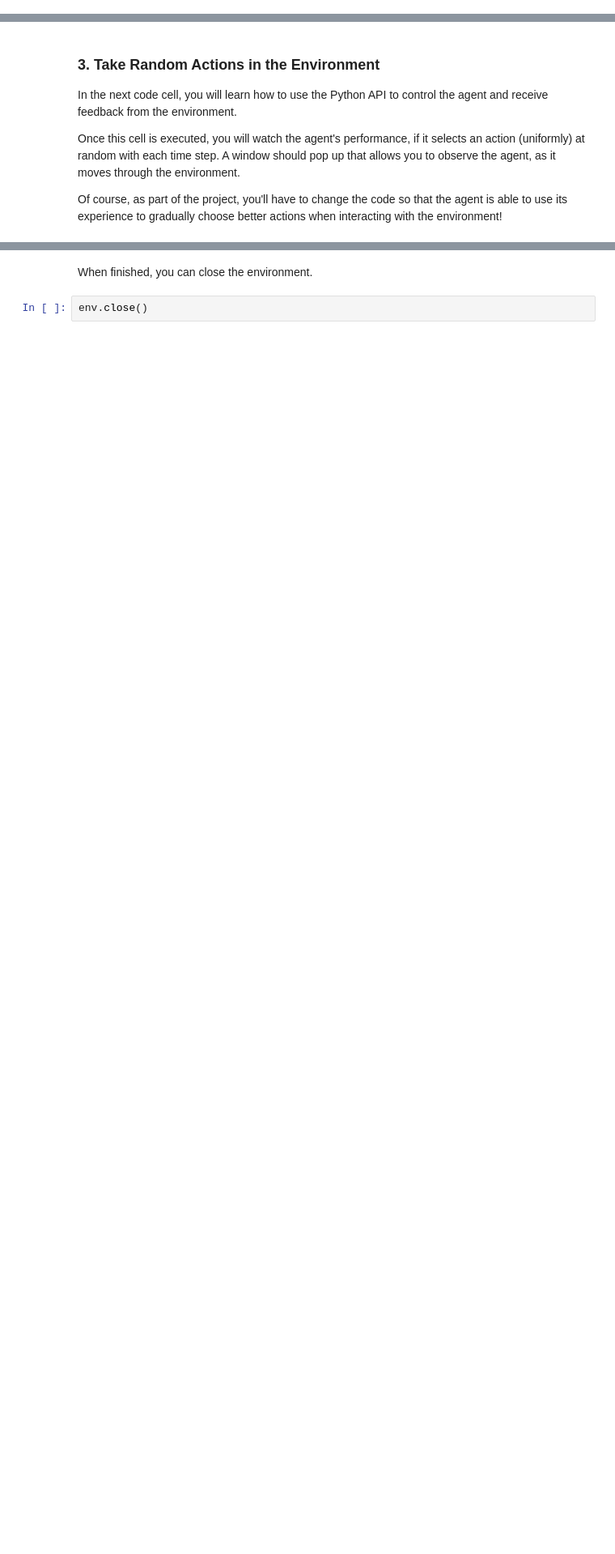
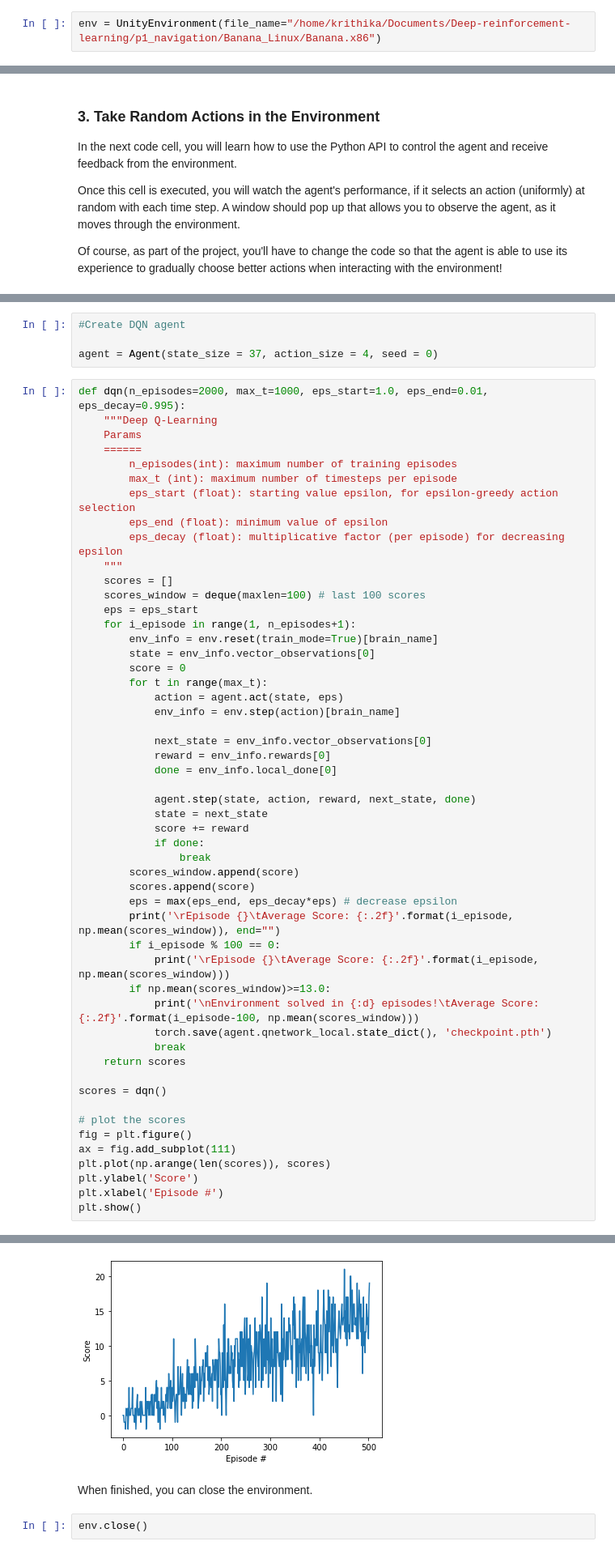
Before and after one commit to kritikagovindaraj/Deep-Reinforcement-Learning, a Jupyter notebook: p1_navigation/Navigation.ipynb, the cells around one changed output, grey strips where cells are left out. Shown at 81% size. Cells and saved outputs as stored; diff of their text form; blank space fills up the shorter version.

Commit message:
p1_navigation code completed

```diff
--- a/p1_navigation/Navigation.ipynb
+++ b/p1_navigation/Navigation.ipynb
@@ -32,0 +36,2 @@ env = UnityEnvironment(file_name="...")
+# %%
+env = UnityEnvironment(file_name="/home/krithika/Documents/Deep-reinforcement-learning/p1_navigation/Banana_Linux/Banana.x86")
@@ -90,0 +165,57 @@ print("Score: {}".format(score))
+# %%
+#Create DQN agent
+
+agent = Agent(state_size = 37, action_size = 4, seed = 0)
+# %%
+def dqn(n_episodes=2000, max_t=1000, eps_start=1.0, eps_end=0.01, eps_decay=0.995):
+    """Deep Q-Learning
+    Params
+    ======
+        n_episodes(int): maximum number of training episodes
+        max_t (int): maximum number of timesteps per episode
+        eps_start (float): starting value epsilon, for epsilon-greedy action selection
+        eps_end (float): minimum value of epsilon
+        eps_decay (float): multiplicative factor (per episode) for decreasing epsilon
+    """
+    scores = []
+    scores_window = deque(maxlen=100) # last 100 scores
+    eps = eps_start
+    for i_episode in range(1, n_episodes+1):
+        env_info = env.reset(train_mode=True)[brain_name]
+        state = env_info.vector_observations[0]
+        score = 0
+        for t in range(max_t):
+            action = agent.act(state, eps)
+            env_info = env.step(action)[brain_name]
+
+            next_state = env_info.vector_observations[0]
+            reward = env_info.rewards[0]
+            done = env_info.local_done[0]
+
+            agent.step(state, action, reward, next_state, done)
+            state = next_state
+            score += reward
+            if done:
+                break
+        scores_window.append(score)
+        scores.append(score)
+        eps = max(eps_end, eps_decay*eps) # decrease epsilon
+        print('\rEpisode {}\tAverage Score: {:.2f}'.format(i_episode, np.mean(scores_window)), end="")
+        if i_episode % 100 == 0:
+            print('\rEpisode {}\tAverage Score: {:.2f}'.format(i_episode, np.mean(scores_window)))
+        if np.mean(scores_window)>=13.0:
+            print('\nEnvironment solved in {:d} episodes!\tAverage Score: {:.2f}'.format(i_episode-100, np.mean(scores_window)))
+            torch.save(agent.qnetwork_local.state_dict(), 'checkpoint.pth')
+            break
+    return scores
+
+scores = dqn()
+
+# plot the scores
+fig = plt.figure()
+ax = fig.add_subplot(111)
+plt.plot(np.arange(len(scores)), scores)
+plt.ylabel('Score')
+plt.xlabel('Episode #')
+plt.show()
+# %% [output]
@@ -91,3 +229,4 @@ print("Score: {}".format(score))
+[figure, added]
 # %% [markdown]
 When finished, you can close the environment.
 # %%
```
Also changed, not shown: parts of 11 cells of this notebook, 5 other files.
